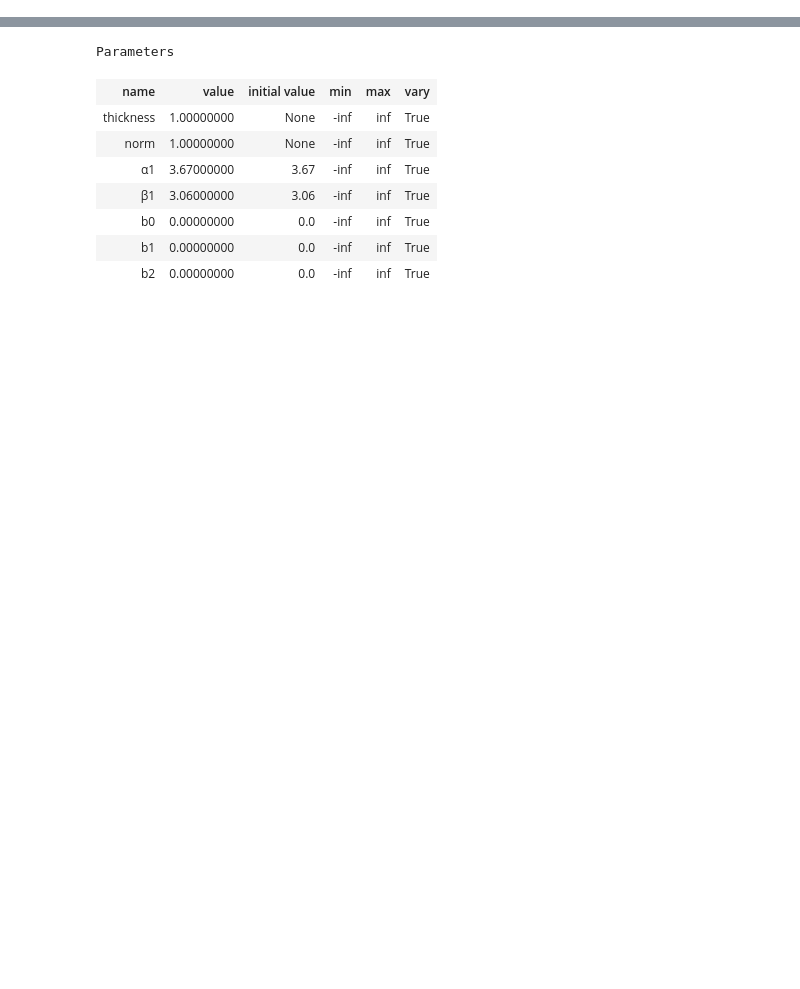
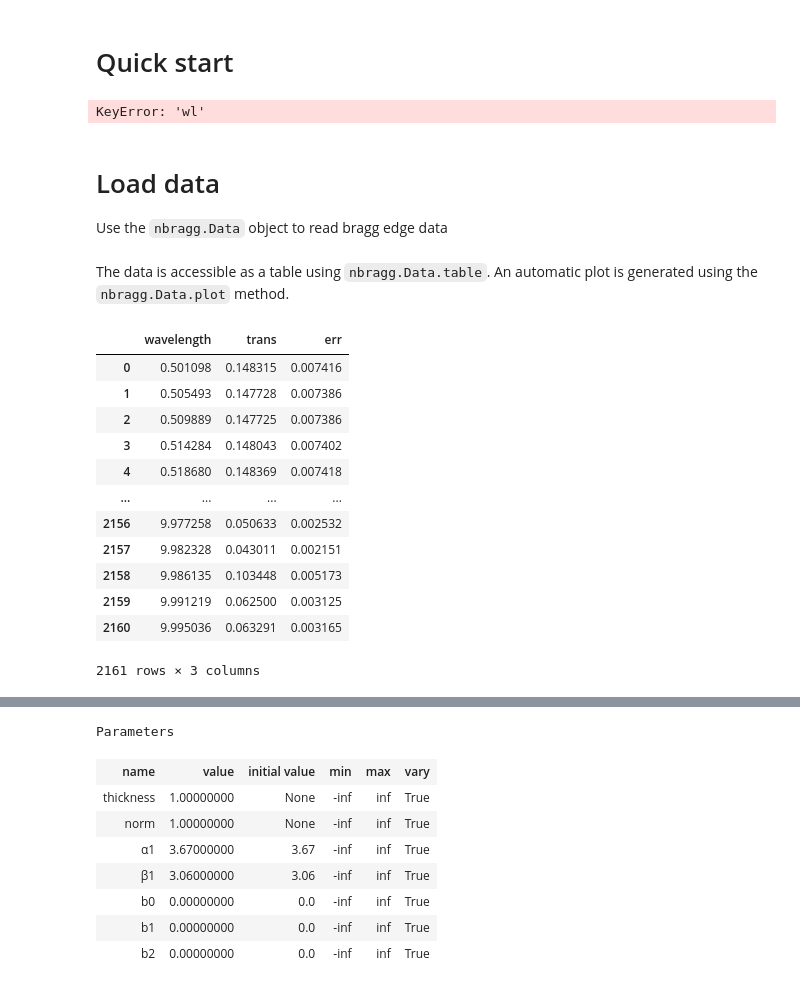
Before and after one commit to TsvikiHirsh/nbragg, a Jupyter notebook: notebooks/nbragg_tutorial.ipynb, the cells around one changed output, grey strips where cells are left out. Cells and saved outputs as stored; diff of their text form; code cells hidden in the pictures; blank space fills up the shorter version.

```diff
--- a/notebooks/nbragg_tutorial.ipynb
+++ b/notebooks/nbragg_tutorial.ipynb
@@ -5,0 +19,13 @@ data.table["trans"] = 1./data.table["trans"]
+# %% [markdown]
+# Quick start
+# %%
+data = nbragg.Data.from_transmission("iron_powder.csv")                         # read data
+xs = nbragg.CrossSection.from_material("Fe_sg229_Iron-alpha.ncmat")             # define sample
+model = nbragg.TransmissionModel(xs,vary_background=True,vary_response=False)   # define model
+result = model.fit(model,wlmin=2,wlmax=)                                                       # perform fit
+result.plot()                                                                   # plot results
+# %% [output]
+KeyError: 'wl'
+# %% [markdown]
+# Load data
+Use the `nbragg.Data` object to read bragg edge data
@@ -6,3 +34,21 @@ data.table["trans"] = 1./data.table["trans"]
+# %% [markdown]
+The data is accessible as a table using `nbragg.Data.table`. An automatic plot is generated using the `nbragg.Data.plot` method.
+# %%
+data.table
+# %% [output]
+|  | wavelength | trans | err |
+| 0 | 0.501098 | 0.148315 | 0.007416 |
+| 1 | 0.505493 | 0.147728 | 0.007386 |
+| 2 | 0.509889 | 0.147725 | 0.007386 |
+| 3 | 0.514284 | 0.148043 | 0.007402 |
+| 4 | 0.518680 | 0.148369 | 0.007418 |
+| ... | ... | ... | ... |
+| 2156 | 9.977258 | 0.050633 | 0.002532 |
+| 2157 | 9.982328 | 0.043011 | 0.002151 |
+| 2158 | 9.986135 | 0.103448 | 0.005173 |
+| 2159 | 9.991219 | 0.062500 | 0.003125 |
+| 2160 | 9.995036 | 0.063291 | 0.003165 |
+2161 rows × 3 columns
 # %%
 data.plot()
 # %% [output]
```
Also changed, not shown: parts of 19 cells of this notebook, 3 other files.
